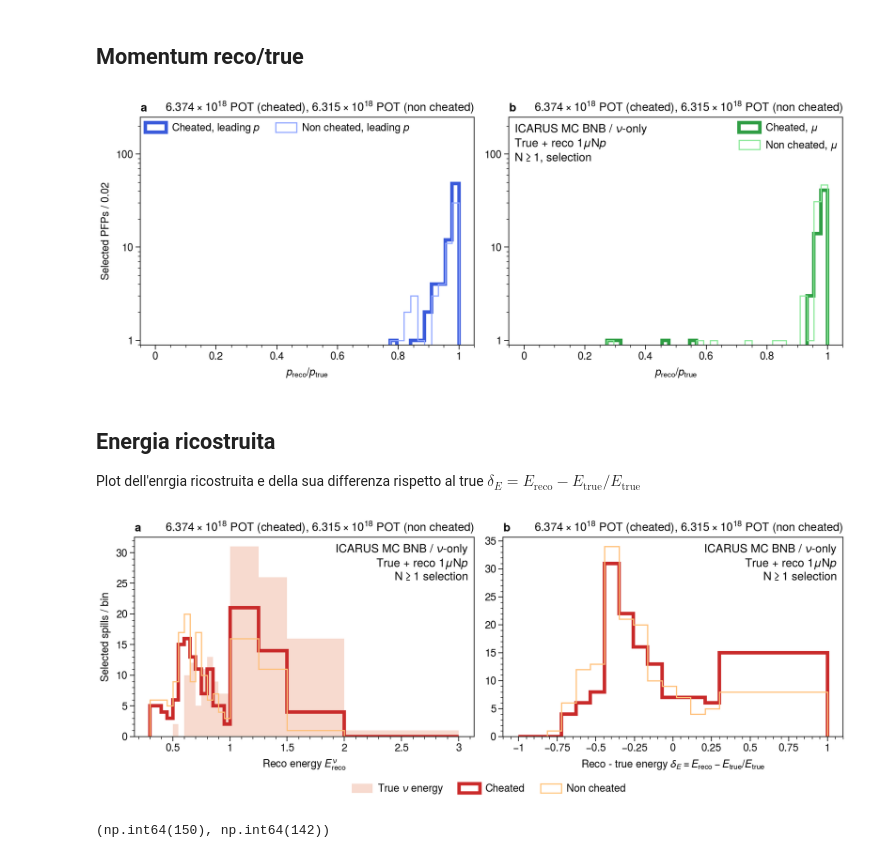
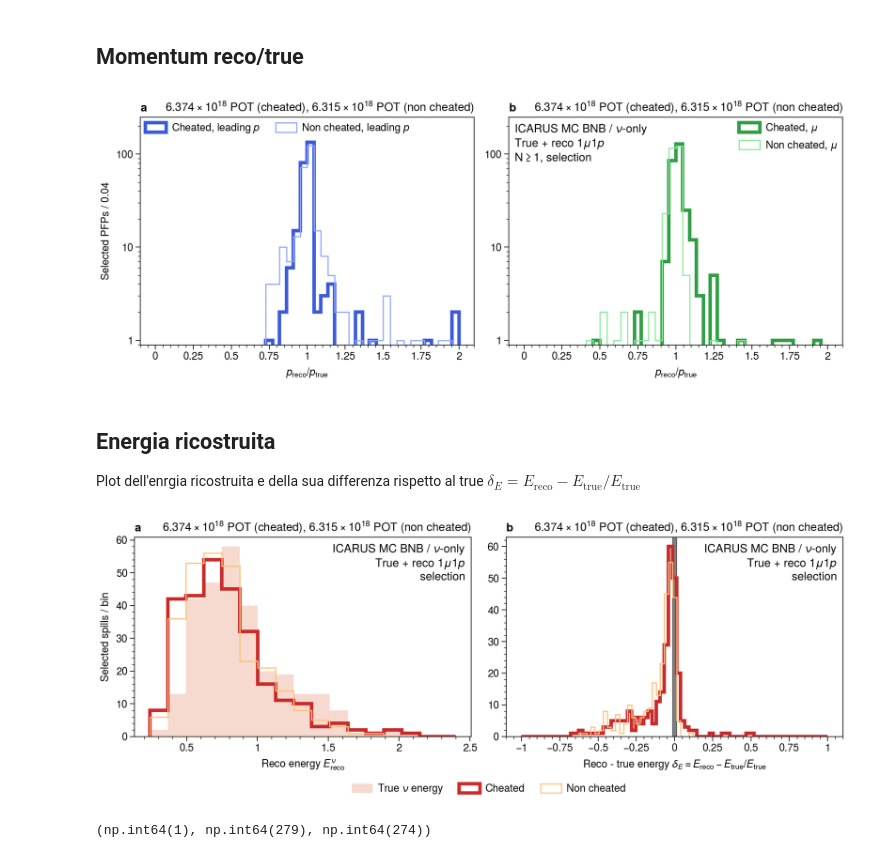
Before and after one commit to mattiasotgia/The_Empty_Hearse, a Jupyter notebook: notebooks/true_1µNp_+_unbiased_selection.ipynb, the cells around one changed output. Cells and saved outputs as stored; diff of their text form; code cells hidden in the pictures.

Commit message:
Some plots (not loosing any data ;))

```diff
--- a/notebooks/true_1µNp_+_unbiased_selection.ipynb
+++ b/notebooks/true_1µNp_+_unbiased_selection.ipynb
@@ -12,6 +12,7 @@ import numpy as np
 plot.rc['figure.facecolor'] = 'none'
 plot.rc['savefig.facecolor'] = 'none'
 plot.rc['legend.frameon'] = False
+plot.rc['axes.autolimit_mode'] = 'data'
 
 plot.rc['cmap.levels'] = 4
 
@@ -560,7 +677,7 @@ fig.savefig('L_reco_true_ratio.pdf')
 # %% [markdown]
 ## Momentum reco/true
 # %%
-bins=np.linspace(0, 1, 45)
+bins=np.linspace(0, 2, 45)
 
 fig, ax = plot.subplots(
     width=9, height=3.5, ncols=2, nrows=1,
@@ -568,7 +685,7 @@ fig, ax = plot.subplots(
     titlecolor='k', abc=True, share=False, grid=False, sharey='labs',
     rtitle=f'${cheated_POT[0]/1e18:.3f}\\times 10^{{18}}$ POT (cheated), ${non_cheated_POT[0]/1e18:.3f}\\times 10^{{18}}$ POT (non cheated)',
     # titlesize=9,
-    ultitle='ICARUS MC BNB / $\\nu$-only\nTrue + reco $1\\mu \\text{N}p$\nN$\\geq1$, selection', yscale='log', ymax=250
+    ultitle='ICARUS MC BNB / $\\nu$-only\nTrue + reco $1\\mu 1p$\nN$\\geq1$, selection', yscale='log', ymax=250
 )
 
 for idx_p, particle in enumerate(['leading_proton', 'muon']):
@@ -583,13 +700,13 @@ ax[1].legend(loc='ur', ncols=1)
 
 fig.savefig('P_reco_true_ratio.pdf')
 # %% [output]
-[figure, old version]
+[figure, new version]
 # %% [markdown]
 ## Energia ricostruita
 
 Plot dell'enrgia ricostruita e della sua differenza rispetto al true $\delta_E = E_\text{reco}-E_\text{true}/E_\text{true}$
 # %%
-bins=np.array([0.3, 0.4, 0.45, 0.5,0.55, 0.6, 0.65, 0.7, 0.75, 0.8, 0.85, 0.9, 0.95, 1.0, 1.25, 1.5, 2.0, 3.0])
+bins=np.linspace(0.24, 2.4, 18) # np.array([0.2, 0.3, 0.4, 0.45, 0.5,0.55, 0.6, 0.65, 0.7, 0.75, 0.8, 0.85, 0.9, 0.95, 1.0, 1.25, 1.5, 2.0, 3.0])
 
 # # Define binning parameters
 # linthresh = 0.1  # Linear threshold where transition occurs
@@ -609,8 +726,8 @@ bins=np.array([0.3, 0.4, 0.45, 0.5,0.55, 0.6, 0.65, 0.7, 0.75, 0.8, 0.85, 0.9, 0
 cheated = file['cheated/cheated'].arrays(library='ak')
 non_cheated = file['non_cheated/non_cheated'].arrays(library='ak')
 
-dE_bins=np.linspace(-1, 0.3, 15)
-dE_bins=np.concatenate([dE_bins, np.array([1.])])
+dE_bins=np.linspace(-1, 1, 76)
+# dE_bins=np.concatenate([dE_bins, np.array([1.])])
 
 fig, ax = plot.subplots(
     width=9, height=3.5, ncols=2, nrows=1,
@@ -618,36 +735,39 @@ fig, ax = plot.subplots(
     titlecolor='k', abc=True, share=False, grid=False, sharey='labs',
     rtitle=f'${cheated_POT[0]/1e18:.3f}\\times 10^{{18}}$ POT (cheated), ${non_cheated_POT[0]/1e18:.3f}\\times 10^{{18}}$ POT (non cheated)',
     # titlesize=9,
-    urtitle='ICARUS MC BNB / $\\nu$-only\nTrue + reco $1\\mu \\text{N}p$\nN$\\geq1$ selection'# , yscale='log',
+    urtitle='ICARUS MC BNB / $\\nu$-only\nTrue + reco $1\\mu 1p$\nselection'# , yscale='log',
 )
 
 cheating_dict = {
     'lw': 3,
     'fill': False,
 }
 
 un_cheating_dict = {
     'lw': 1,
     'fill': False,
 }
 
 cheating_dict['color'] = 'red9'
 un_cheating_dict['color'] = 'orange3'
 
 ax[0].hist(cheated.reco_E.to_numpy(), bins=bins, **cheating_dict)
 ax[0].hist(non_cheated.reco_E.to_numpy(), bins=bins, **un_cheating_dict)
 
 ax[0].hist(non_cheated.true_E.to_numpy(), bins=bins, color='orange9', alpha=0.2, fill=True, label='True $\\nu$ energy')
 
 ax[1].hist(cheated.delta_E.to_numpy(), bins=dE_bins, **cheating_dict, label='Cheated')
 ax[1].hist(non_cheated.delta_E.to_numpy(), bins=dE_bins, **un_cheating_dict, label='Non cheated')
 ax[1].format(xlabel=r'Reco - true energy $\delta_E = E_\text{reco}-E_\text{true}/E_\text{true}$')
 
+xmin = np.diff(dE_bins)[0]
+ax[1].axvspan(-xmin/2, +xmin/2, color='k', alpha=0.5)
+
 fig.legend(loc='b')
 fig.savefig('energy.pdf')
 # %% [output]
-[figure, old version]
+[figure, new version]
 # %%
-(non_cheated.delta_E > -2).to_numpy().sum(), (cheated.delta_E > -2).to_numpy().sum()
+(non_cheated.delta_E > 0.1).to_numpy().sum(), (non_cheated.delta_E > -1).to_numpy().sum(), (cheated.delta_E > -1).to_numpy().sum()
 # %% [output]
-(np.int64(150), np.int64(142))
+(np.int64(1), np.int64(279), np.int64(274))
```
Also changed, not shown: parts of 14 cells of this notebook, 36 other files.
